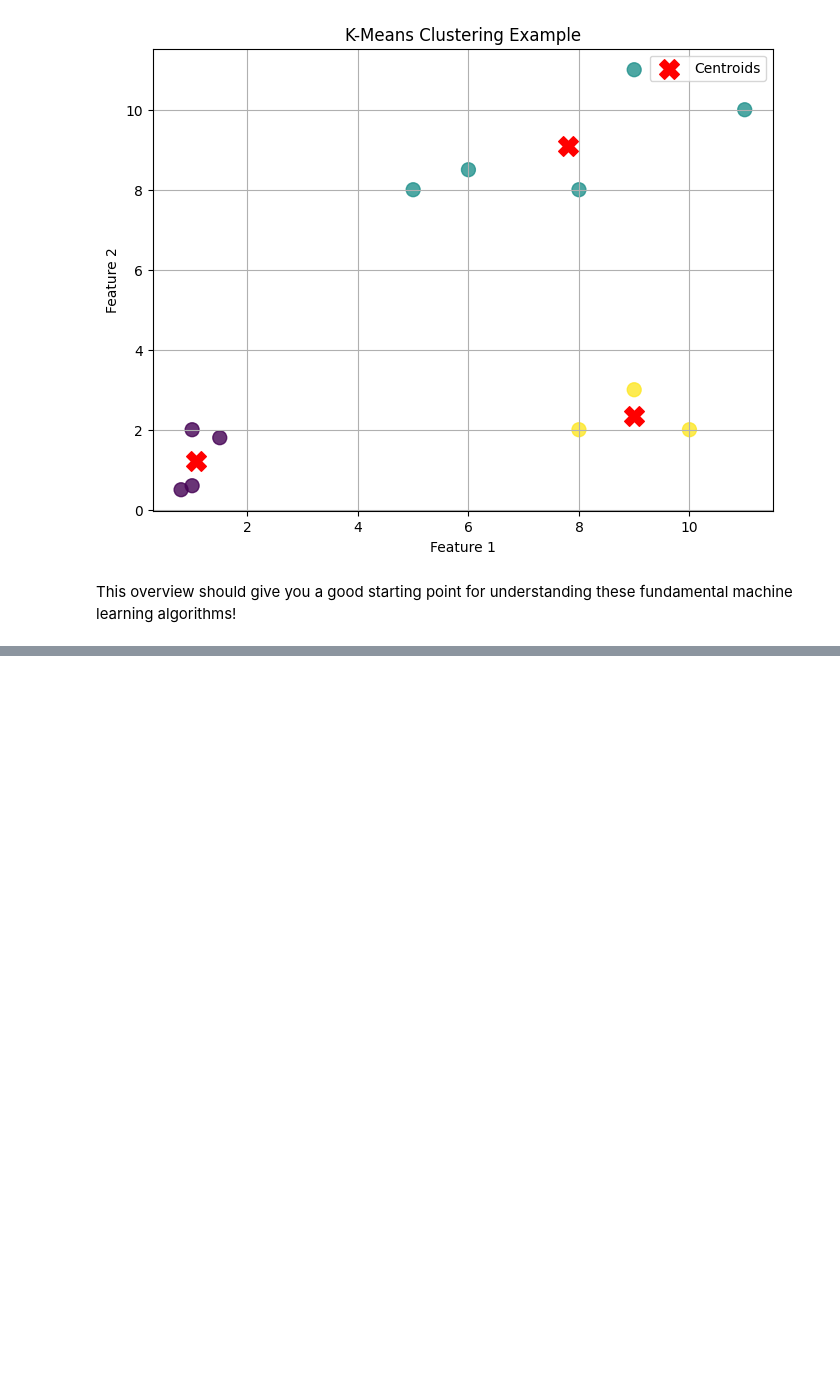
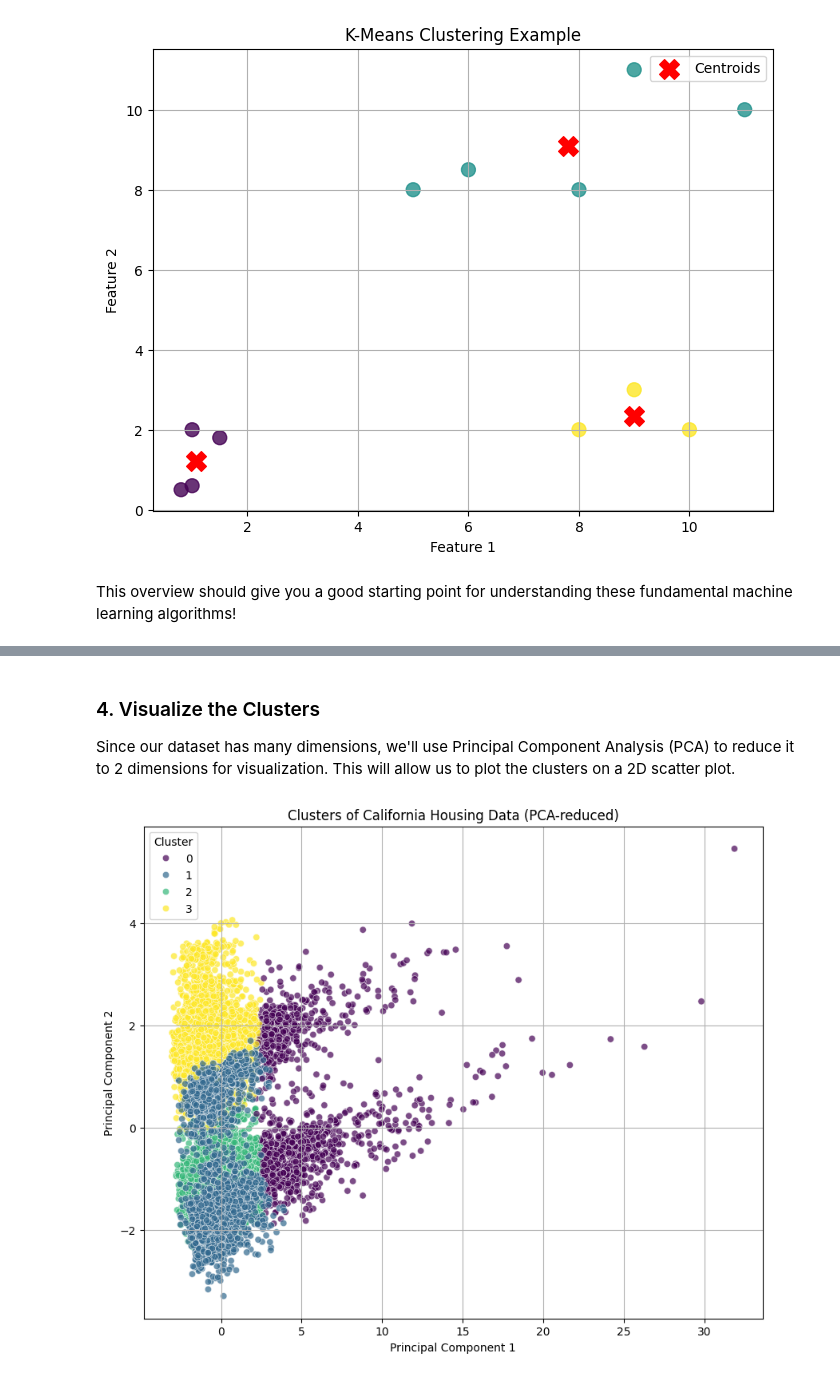
Before and after one commit to mallelamanojkumar90/AIML, a Jupyter notebook: ML_Algorithms.ipynb, the cells around one changed output, grey strips where cells are left out. Drawn from its saved outputs; the diff is of its cells as text; code cells hidden in the pictures; blank space fills up the shorter version.

```diff
--- a/ML_Algorithms.ipynb
+++ b/ML_Algorithms.ipynb
@@ -188,0 +284,16 @@ This overview should give you a good starting point for understanding these fund
+# %%
+from sklearn.cluster import KMeans
+
+if not df_housing.empty:
+    # Apply K-Means
+    kmeans_housing = KMeans(n_clusters=4, random_state=42, n_init='auto')
+    clusters = kmeans_housing.fit_predict(X_scaled)
+
+    # Add cluster labels to our original (imputed) DataFrame
+    df_housing_imputed['Cluster'] = clusters
+
+    print("First 5 rows with assigned clusters:")
+    display(df_housing_imputed.head())
+
+    print("\nCluster distribution:")
+    print(df_housing_imputed['Cluster'].value_counts())
@@ -188,0 +315,36 @@ This overview should give you a good starting point for understanding these fund
+# %% [markdown]
+### 4. Visualize the Clusters
+
+Since our dataset has many dimensions, we'll use Principal Component Analysis (PCA) to reduce it to 2 dimensions for visualization. This will allow us to plot the clusters on a 2D scatter plot.
+# %%
+from sklearn.decomposition import PCA
+import matplotlib.pyplot as plt
+import seaborn as sns
+
+if not df_housing.empty:
+    # Reduce dimensions using PCA
+    pca = PCA(n_components=2)
+    principal_components = pca.fit_transform(X_scaled)
+
+    # Create a DataFrame for the principal components and cluster labels
+    df_pca = pd.DataFrame(data = principal_components, columns = ['principal_component_1', 'principal_component_2'])
+    df_pca['Cluster'] = clusters
+
+    # Visualize the clusters
+    plt.figure(figsize=(10, 8))
+    sns.scatterplot(
+        x='principal_component_1',
+        y='principal_component_2',
+        hue='Cluster',
+        palette='viridis',
+        data=df_pca,
+        legend='full',
+        alpha=0.7
+    )
+    plt.title('Clusters of California Housing Data (PCA-reduced)')
+    plt.xlabel('Principal Component 1')
+    plt.ylabel('Principal Component 2')
+    plt.grid(True)
+    plt.show()
+# %% [output]
+[figure, added]
```
Also changed, not shown: parts of 7 cells of this notebook.
